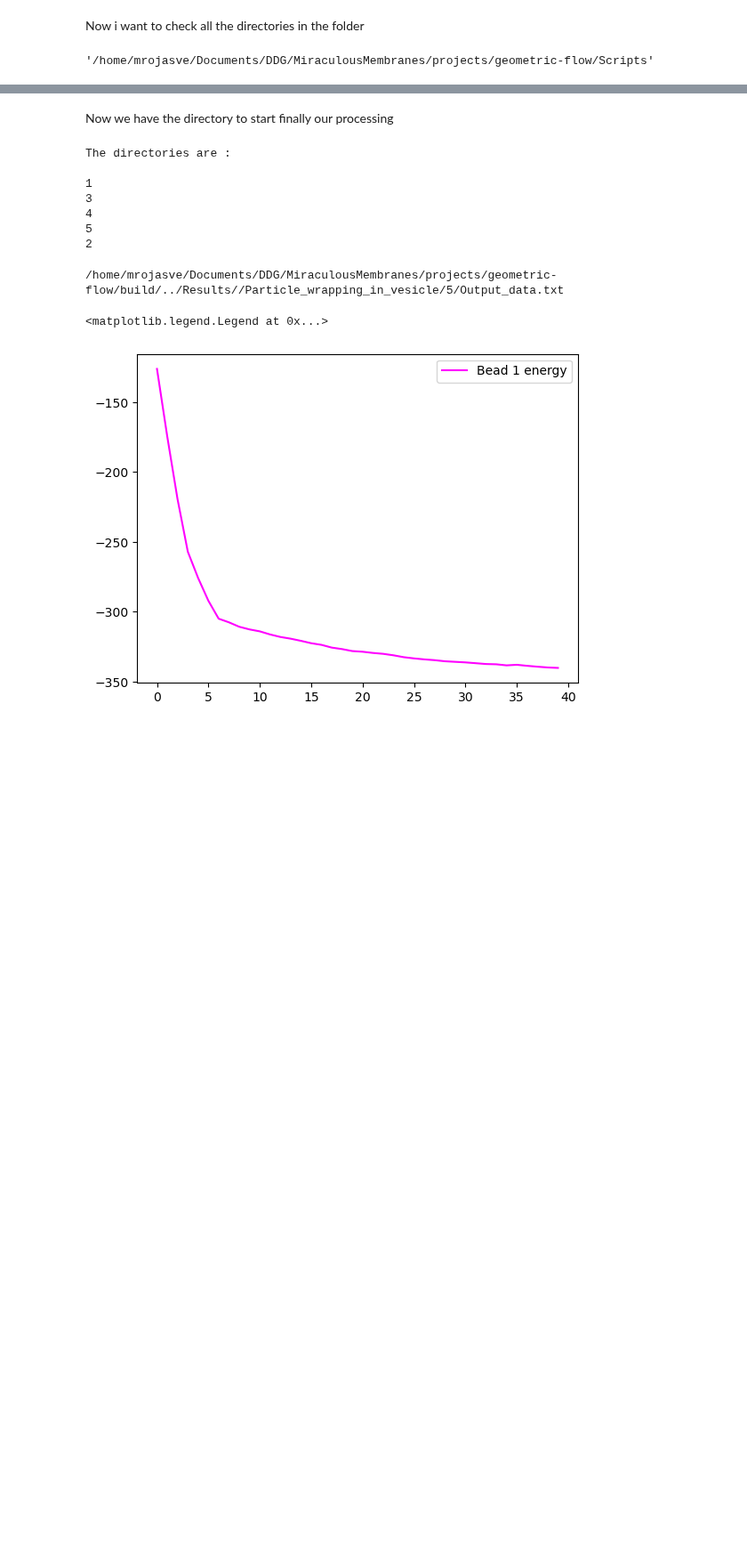
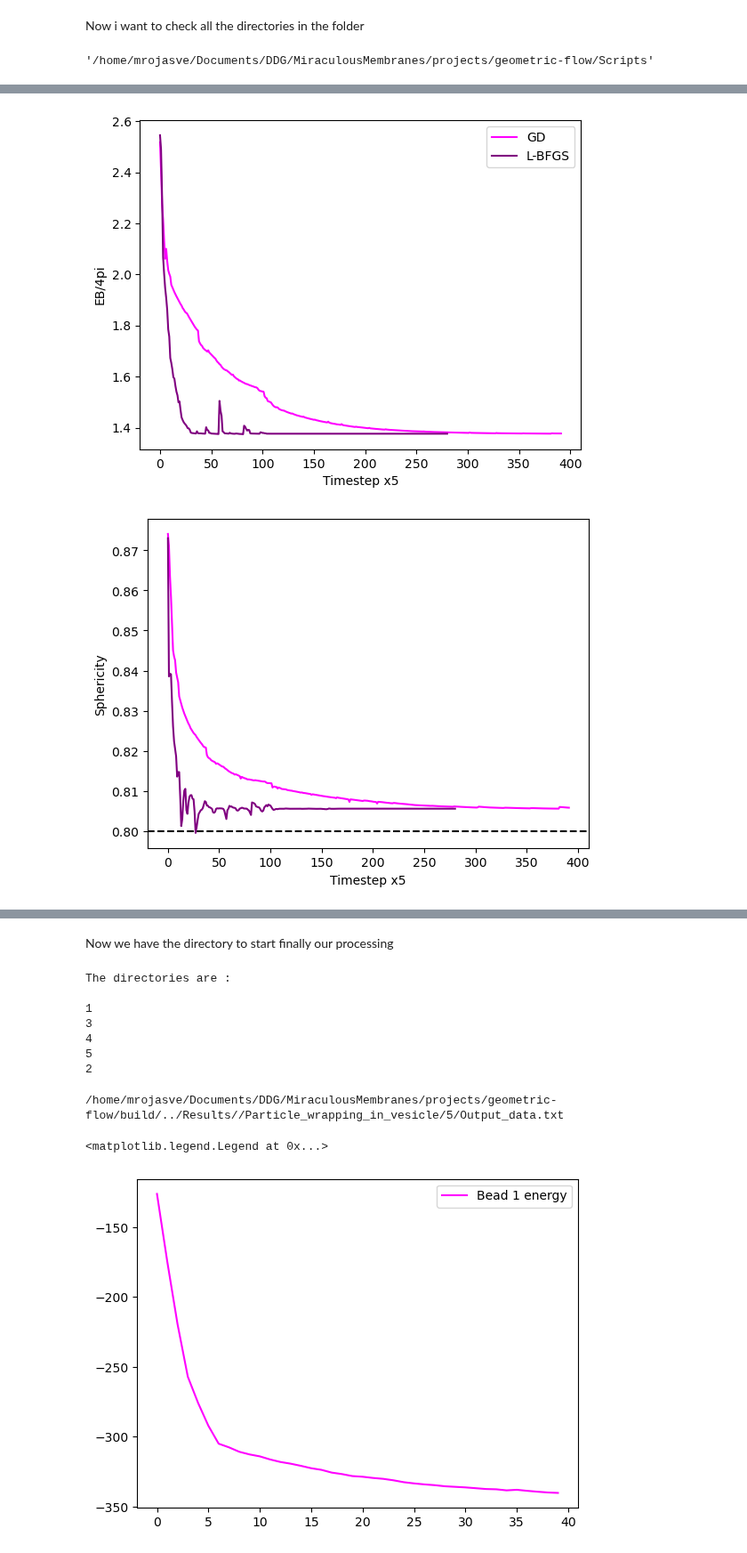
Before and after one commit to Mau-bep/MiraculousMembranes, a Jupyter notebook: projects/geometric-flow/Scripts/Analysis_nb.ipynb, the cells around one changed output, grey strips where cells are left out. Shown at 89% size. Cells and saved outputs as stored; diff of their text form; code cells hidden in the pictures; blank space fills up the shorter version.

```diff
--- a/projects/geometric-flow/Scripts/Analysis_nb.ipynb
+++ b/projects/geometric-flow/Scripts/Analysis_nb.ipynb
@@ -27,0 +55,30 @@ Sims_dir
+# %%
+Sims_dir = Results_dir + "/Mem_shape_GM_2/"
+Sim_prolate = Sims_dir + '/2/'
+Sim_prolate_2 = Sims_dir + '/Bending_1.0000_0.0000_Volume_constraint_10000.0000_0.0692_Area_constraint_10000.0000_0.9000_0.8000_0.0100_Switch_BFGS_Switch_Save_all_Nsim_1/'
+# %%
+
+Output_1 = np.loadtxt(Sim_prolate + 'Output_data.txt', skiprows=1)
+Output_2 = np.loadtxt(Sim_prolate_2 + 'Output_data.txt', skiprows=1)
+plt.plot(Output_1[:,6]/(4*np.pi),label='GD',color='magenta')
+plt.plot(Output_2[:,6]/(4*np.pi),label='L-BFGS',color='purple')
+plt.xlabel('Timestep x5')
+plt.ylabel('EB/4pi')
+# plt.axhline(Output_2[-1,6]/(4*np.pi), color='black',ls='dashed')
+plt.legend()
+plt.show()
+
+V = Output_1[:,1]
+A = Output_1[:,2]
+
+plt.plot( 3*V/(4*np.pi*np.power(A/(4*np.pi),1.5)), label='GD', color='magenta')
+V_2 = Output_2[:,1]
+A_2 = Output_2[:,2]
+plt.plot( 3*V_2/(4*np.pi*np.power(A_2/(4*np.pi),1.5)), label='L-BFGS', color='purple')
+plt.xlabel('Timestep x5')
+plt.ylabel('Sphericity')
+plt.axhline(0.8,color='black',ls='dashed')
+plt.show()
+# %% [output]
+[figure, added]
+[figure, added]
```
Also changed, not shown: parts of 7 cells of this notebook, 3 other files.
